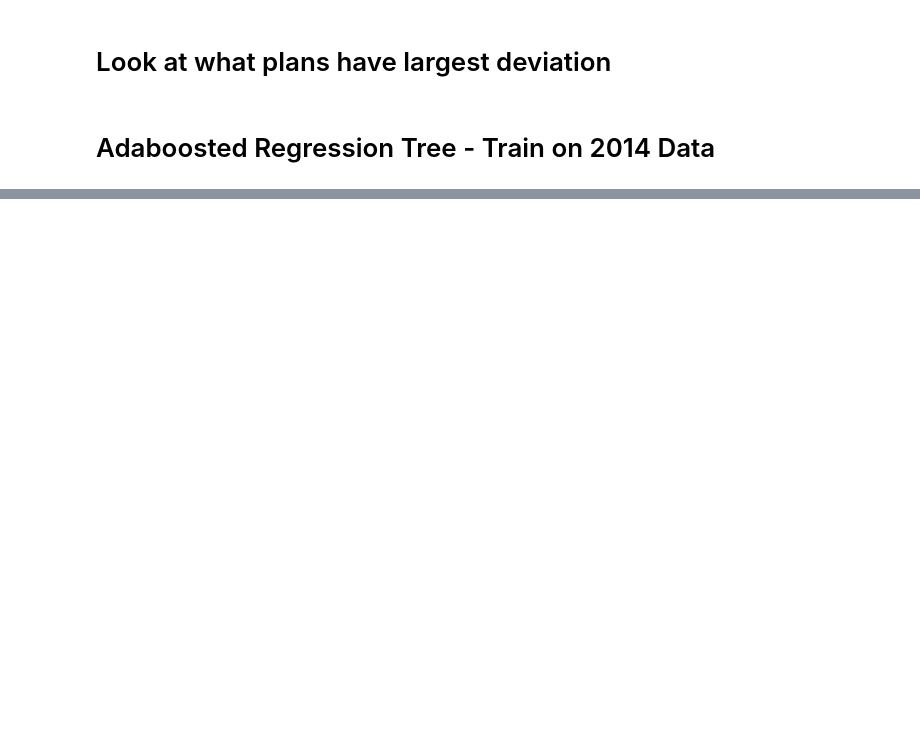
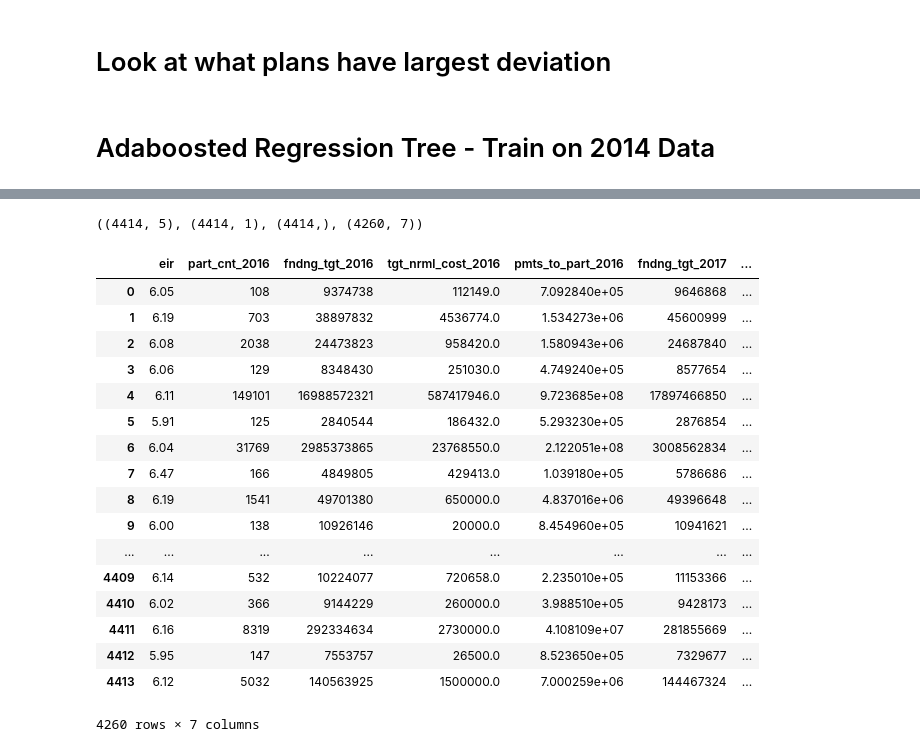
Before and after one commit to LindseyMoser/DSI_Capstone_B, a Jupyter notebook: 1_Data/Model_RegressionTree_fromscript_train14_test1516.ipynb, the cells around one changed output, grey strips where cells are left out. Saved outputs shown, nothing was run; the diff lists cells and outputs as text; code cells hidden in the pictures; blank space fills up the shorter version.

```diff
--- a/1_Data/Model_RegressionTree_fromscript_train14_test1516.ipynb
+++ b/1_Data/Model_RegressionTree_fromscript_train14_test1516.ipynb
@@ -187,0 +267,31 @@ plot_resid(y15, y_ada_15)
+# %%
+X16_full = pd.concat([X16, y16], axis=1)
+y_ada_16 = pd.DataFrame(y_ada_16).rename(columns = {0: 'Pred_FT_2017'})
+#pd.DataFrame(y_ada_16).rename(columns = {0: 'Pred_FT_2017'})
+# %%
+X16_full = pd.concat([X16_full, y_ada_16], axis=1, join='inner')
+# %%
+X16.shape, y_ada_16.shape, y16.shape, X16_full.shape
+# %% [output]
+((4414, 5), (4414, 1), (4414,), (4260, 7))
+# %%
+X16_full
+# %% [output]
+|  | eir | part_cnt_2016 | fndng_tgt_2016 | tgt_nrml_cost_2016 | pmts_to_part_2016 | fndng_tgt_2017 | ... |
+| 0 | 6.05 | 108 | 9374738 | 112149.0 | 7.092840e+05 | 9646868 | ... |
+| 1 | 6.19 | 703 | 38897832 | 4536774.0 | 1.534273e+06 | 45600999 | ... |
+| 2 | 6.08 | 2038 | 24473823 | 958420.0 | 1.580943e+06 | 24687840 | ... |
+| 3 | 6.06 | 129 | 8348430 | 251030.0 | 4.749240e+05 | 8577654 | ... |
+| 4 | 6.11 | 149101 | 16988572321 | 587417946.0 | 9.723685e+08 | 17897466850 | ... |
+| 5 | 5.91 | 125 | 2840544 | 186432.0 | 5.293230e+05 | 2876854 | ... |
+| 6 | 6.04 | 31769 | 2985373865 | 23768550.0 | 2.122051e+08 | 3008562834 | ... |
+| 7 | 6.47 | 166 | 4849805 | 429413.0 | 1.039180e+05 | 5786686 | ... |
+| 8 | 6.19 | 1541 | 49701380 | 650000.0 | 4.837016e+06 | 49396648 | ... |
+| 9 | 6.00 | 138 | 10926146 | 20000.0 | 8.454960e+05 | 10941621 | ... |
+| ... | ... | ... | ... | ... | ... | ... | ... |
+| 4409 | 6.14 | 532 | 10224077 | 720658.0 | 2.235010e+05 | 11153366 | ... |
+| 4410 | 6.02 | 366 | 9144229 | 260000.0 | 3.988510e+05 | 9428173 | ... |
+| 4411 | 6.16 | 8319 | 292334634 | 2730000.0 | 4.108109e+07 | 281855669 | ... |
+| 4412 | 5.95 | 147 | 7553757 | 26500.0 | 8.523650e+05 | 7329677 | ... |
+| 4413 | 6.12 | 5032 | 140563925 | 1500000.0 | 7.000259e+06 | 144467324 | ... |
+4260 rows × 7 columns
```
Also changed, not shown: parts of 29 cells of this notebook.
